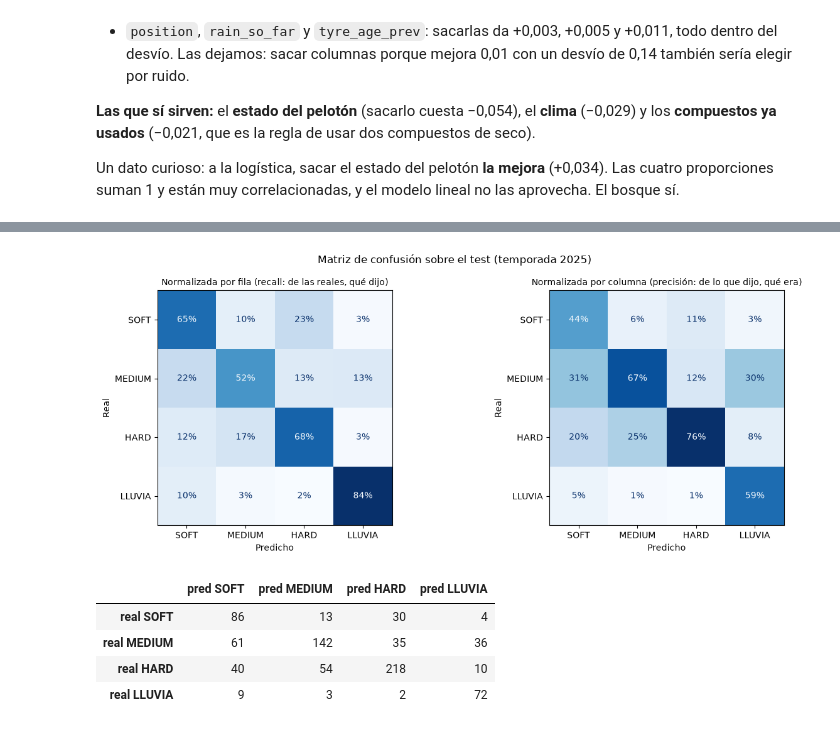
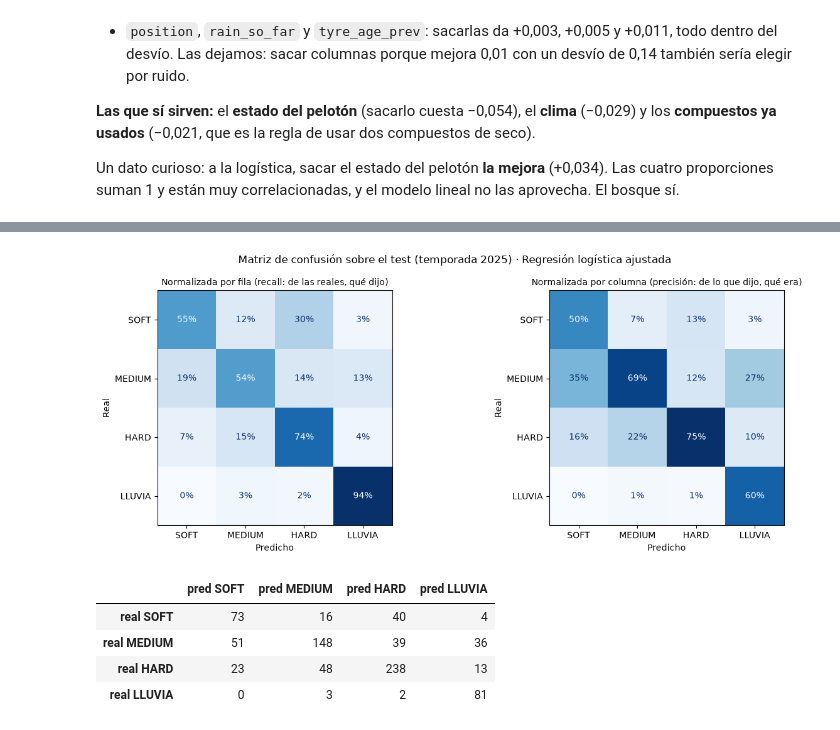
Before and after one commit to solfalabella7/f1-strategy-pipeline, a Jupyter notebook: Entrega3/Entrega3_Modelado.ipynb, the cells around one changed output, grey strips where cells are left out. Cells and saved outputs as stored; diff of their text form; code cells hidden in the pictures.

```diff
--- a/Entrega3/Entrega3_Modelado.ipynb
+++ b/Entrega3/Entrega3_Modelado.ipynb
@@ -735,0 +873,13 @@ F1 macro en validación: 0.577 ± 0.048
+# %%
+fig, ax = plt.subplots(figsize=(8, 4))
+ax.hist(diferencia, bins=15, color="#5c6bc0", edgecolor="white")
+ax.axvline(0, color="black", linewidth=1)
+ax.axvline(diferencia.mean(), color="#d62728", linewidth=2, label=f"media = {diferencia.mean():.3f}")
+ax.axvspan(diferencia.mean() - diferencia.std(ddof=0), diferencia.mean() + diferencia.std(ddof=0),
+           color="#d62728", alpha=0.12, label=f"± desvío = {diferencia.std(ddof=0):.3f}")
+ax.set_xlabel("F1 macro del random forest − F1 macro de la logística (por pedazo)")
+ax.set_ylabel("pedazos")
+ax.set_title("Diferencia pedazo a pedazo en 10 particiones por carrera")
+ax.legend(frameon=False)
+plt.tight_layout()
+plt.show()
@@ -771,0 +906,18 @@ final.round(3)
+# %%
+modelo_final = finalistas[nombre_final]  # GridSearchCV ya lo reentrenó con todo el entrenamiento
+otro_finalista = [n for n in finalistas if n != nombre_final][0]
+pred_test = modelo_final.predict(X_test)
+piso_test = armar_pipeline(DummyClassifier(strategy="most_frequent")).fit(X_train, y_train).predict(X_test)
+otro_test = finalistas[otro_finalista].predict(X_test)
+
+
+def medidas(pred):
+    return [f1_score(y_test, pred, average="macro"), accuracy_score(y_test, pred), balanced_accuracy_score(y_test, pred)]
+
+
+final = pd.DataFrame({"Piso: siempre HARD": medidas(piso_test),
+                      f"{nombre_final} (elegido)": medidas(pred_test),
+                      f"{otro_finalista} (referencia)": medidas(otro_test)},
+                     index=["F1 macro", "accuracy", "accuracy balanceada"]).T
+final["F1 macro en validación repetida"] = [np.nan, repetida[nombre_final].mean(), repetida[otro_finalista].mean()]
+final.round(3)
@@ -787,23 +959,23 @@ weighted avg      0.661     0.636     0.639       815
 # %%
 fig, ejes = plt.subplots(1, 2, figsize=(13, 5))
 for ax, normalizar, titulo in [(ejes[0], "true", "Normalizada por fila (recall: de las reales, qué dijo)"),
                                (ejes[1], "pred", "Normalizada por columna (precisión: de lo que dijo, qué era)")]:
     ConfusionMatrixDisplay.from_predictions(y_test, pred_test, labels=ORDEN_CLASES, normalize=normalizar,
                                             values_format=".0%", cmap="Blues", colorbar=False, ax=ax)
     ax.set_title(titulo, fontsize=10)
     ax.set_xlabel("Predicho")
     ax.set_ylabel("Real")
-plt.suptitle("Matriz de confusión sobre el test (temporada 2025)")
+plt.suptitle(f"Matriz de confusión sobre el test (temporada 2025) · {nombre_final}")
 plt.tight_layout()
 plt.show()
 
 pd.DataFrame(confusion_matrix(y_test, pred_test, labels=ORDEN_CLASES),
              index=[f"real {c}" for c in ORDEN_CLASES], columns=[f"pred {c}" for c in ORDEN_CLASES])
 # %% [output]
-[figure, old version]
+[figure, new version]
 |  | pred SOFT | pred MEDIUM | pred HARD | pred LLUVIA |
-| real SOFT | 86 | 13 | 30 | 4 |
-| real MEDIUM | 61 | 142 | 35 | 36 |
-| real HARD | 40 | 54 | 218 | 10 |
-| real LLUVIA | 9 | 3 | 2 | 72 |
+| real SOFT | 73 | 16 | 40 | 4 |
+| real MEDIUM | 51 | 148 | 39 | 36 |
+| real HARD | 23 | 48 | 238 | 13 |
+| real LLUVIA | 0 | 3 | 2 | 81 |
 # %%
```
Also changed, not shown: parts of 40 cells of this notebook, 1 other file.
